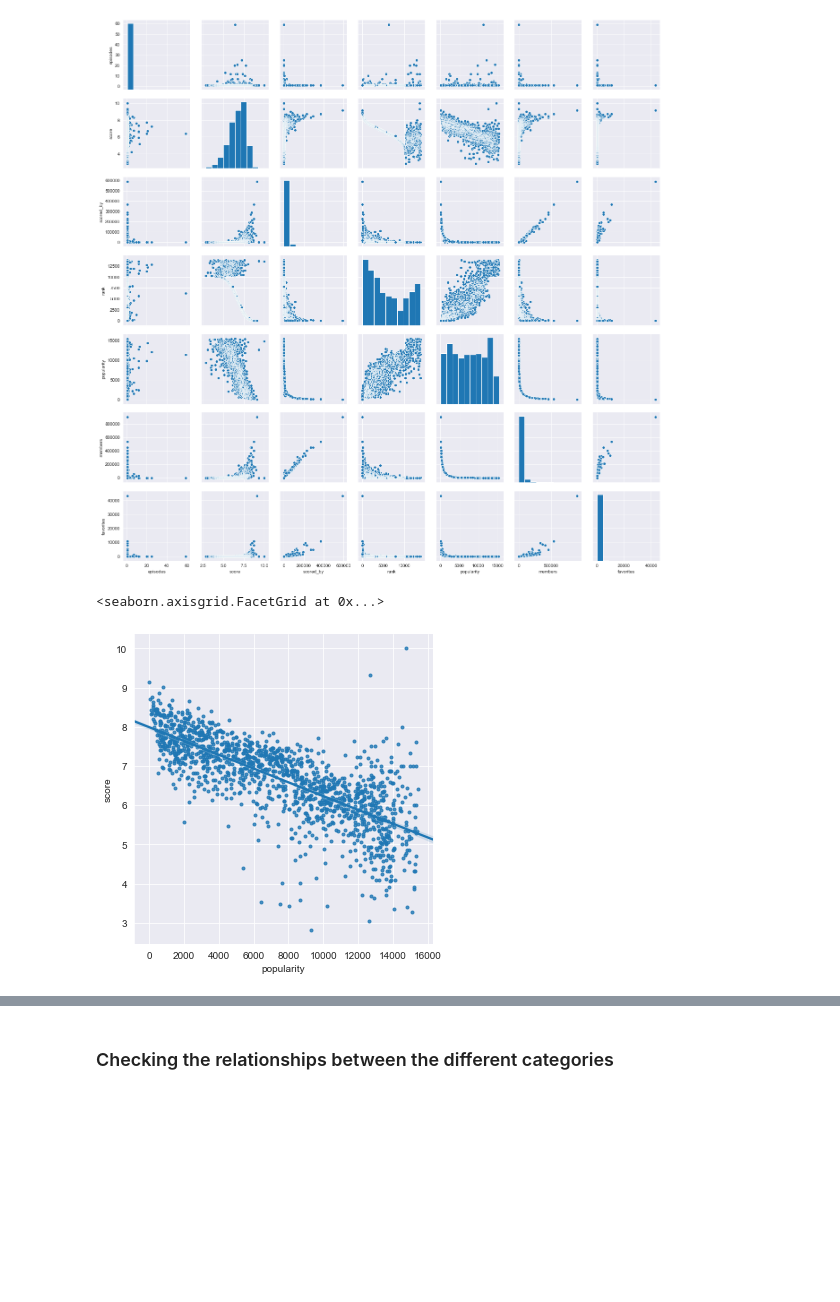
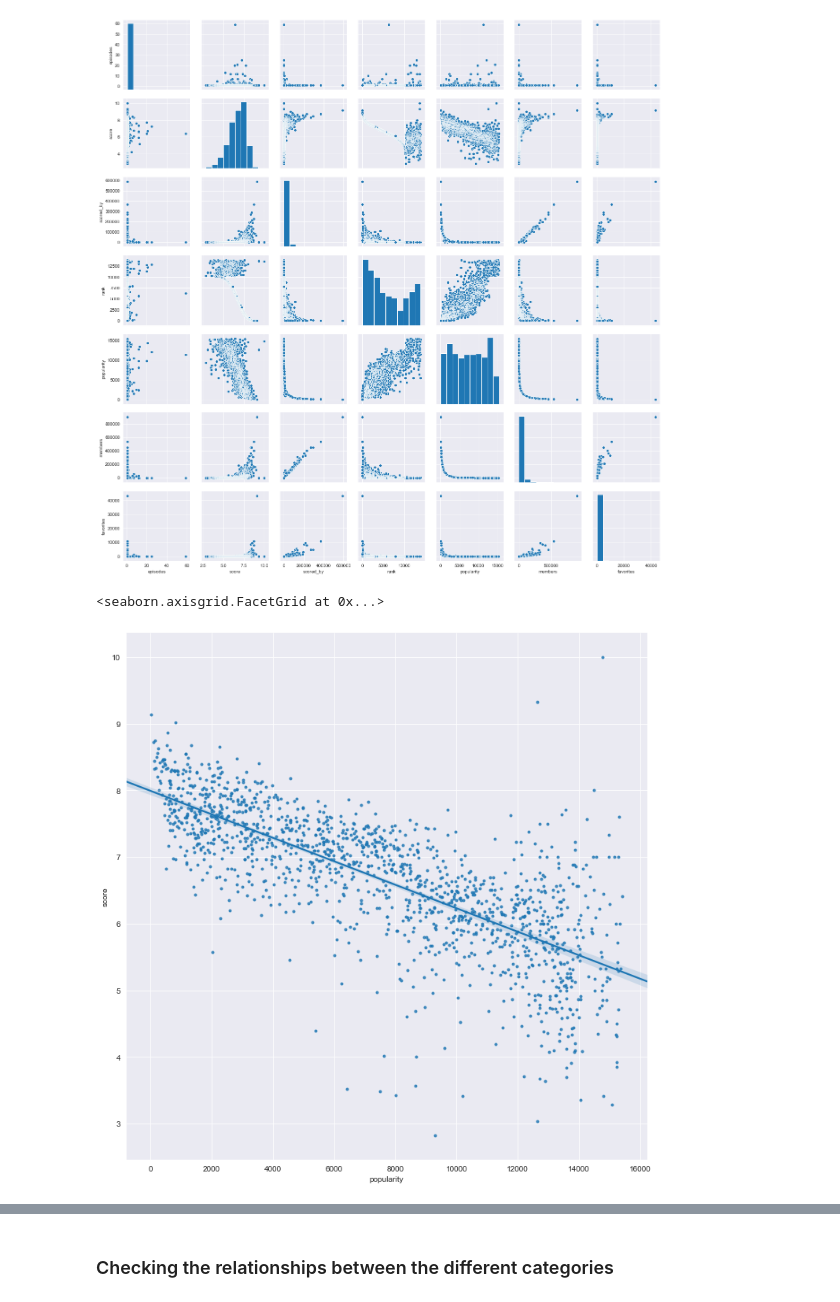
Before and after one commit to sdman135/Anime_Score_Predictor---Project-3, a Jupyter notebook: Sam's Project 3.ipynb, the cells around one changed output, grey strips where cells are left out. Drawn from its saved outputs; the diff is of its cells as text; code cells hidden in the pictures; blank space fills up the shorter version.

```diff
--- a/Sam's Project 3.ipynb
+++ b/Sam's Project 3.ipynb
@@ -96,9 +97,9 @@ sns.pairplot(data)
 [figure]
 # %%
 
-sns.lmplot(x='popularity', y='score', data= data, markers=[ "."], fit_reg =True)
+sns.lmplot(x='popularity', y='score', data= data, markers=[ "."], fit_reg =True,size = 10)
 # sns.set(rc={'figure.figsize':(100,100)})
 # %% [output]
 <seaborn.axisgrid.FacetGrid at 0x...>
-[figure, old version]
+[figure, new version]
 # %%
```
Also changed, not shown: parts of 20 cells of this notebook.
